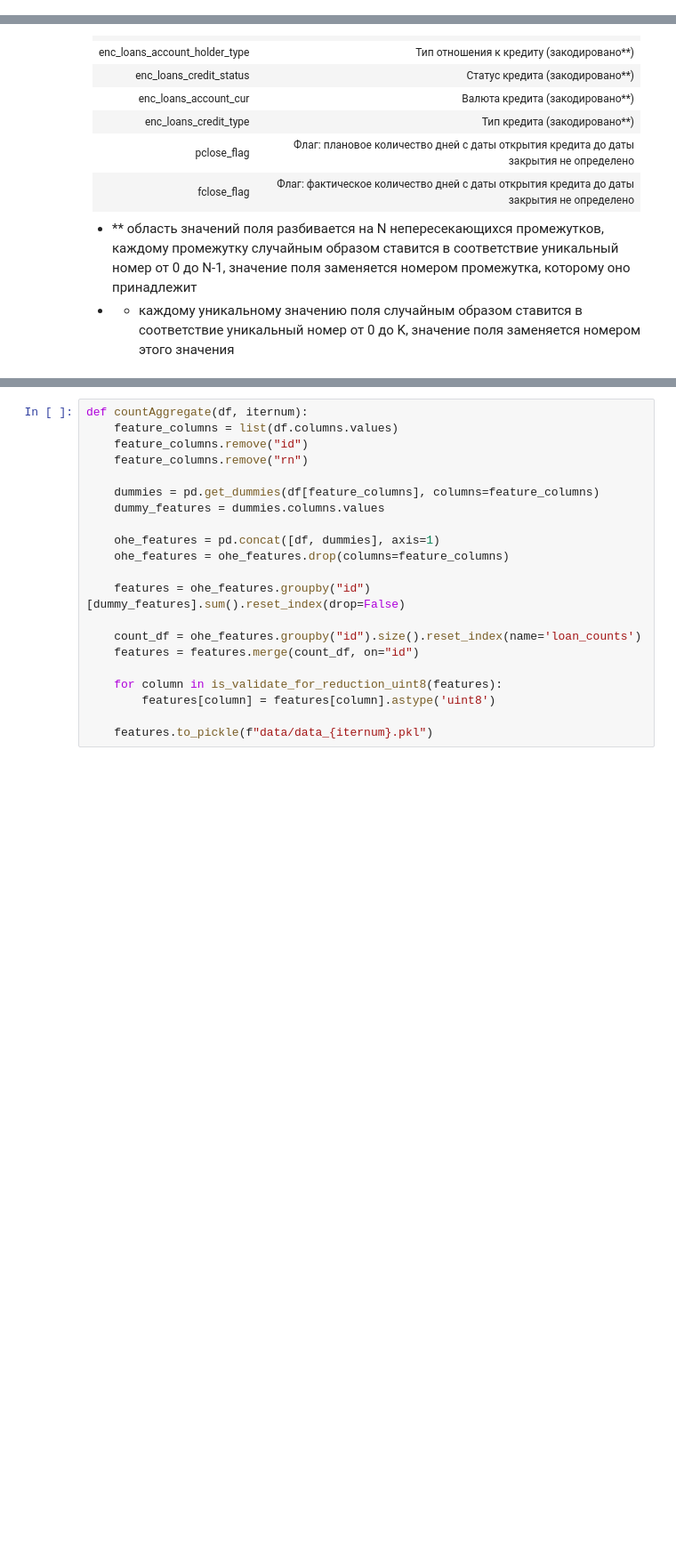
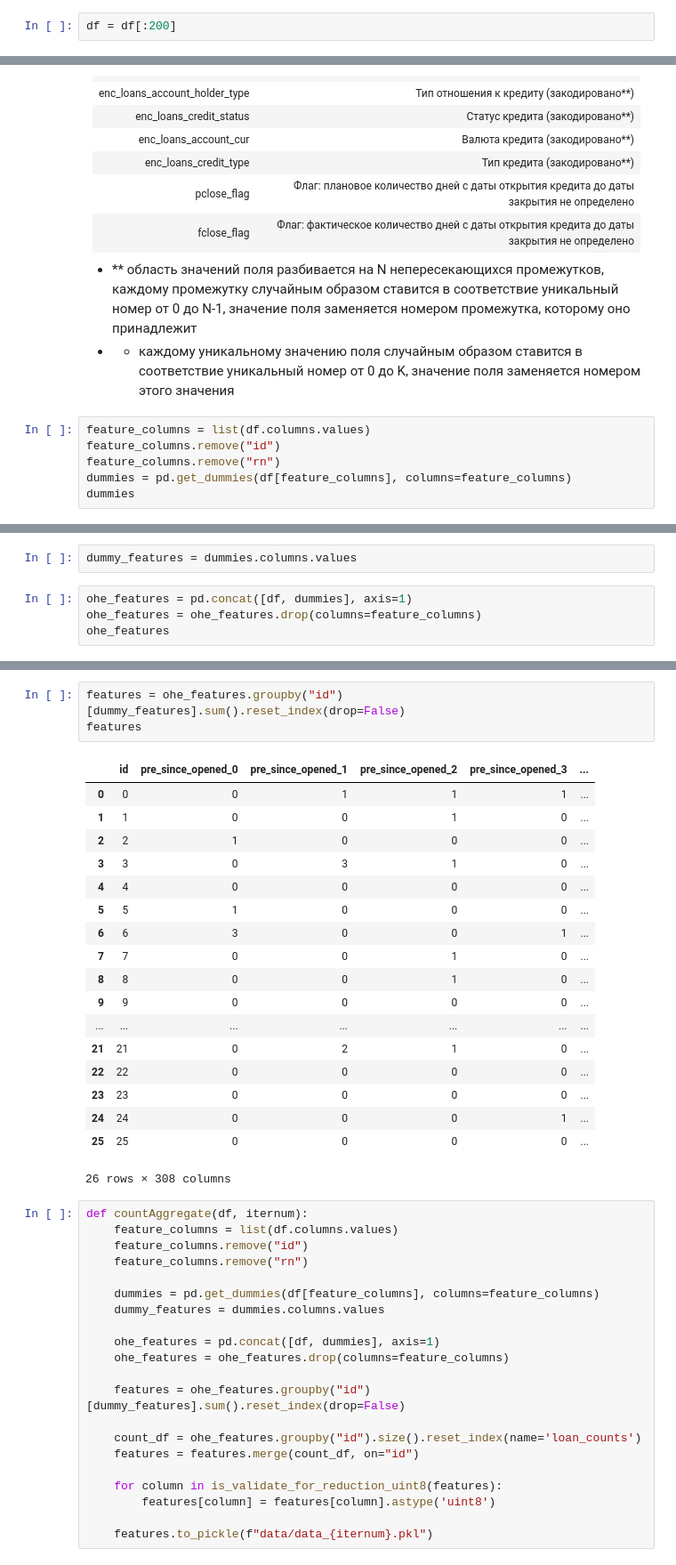
Before and after one commit to yurchest/DecSystem, a Jupyter notebook: model/eda.ipynb, the cells around one changed output, grey strips where cells are left out. Shown at 89% size. Cells and saved outputs as stored; diff of their text form; blank space fills up the shorter version.

```diff
--- a/model/eda.ipynb
+++ b/model/eda.ipynb
@@ -49,6 +49,8 @@ gc.collect()
 # %% [output]
 dataframe number 0 sucesfully concatenated.
 0
+# %%
+df = df[:200]
 # %%
 df.head(20)
 # %% [output]
@@ -124,3 +126,9 @@ fclose_flag	|Флаг: фактическое количество дней с
 
 * ** область значений поля разбивается на N непересекающихся промежутков, каждому промежутку случайным образом ставится в соответствие уникальный номер от 0 до N-1, значение поля заменяется номером промежутка, которому оно принадлежит
 * * каждому уникальному значению поля случайным образом ставится в соответствие уникальный номер от 0 до K, значение поля заменяется номером этого значения
+# %%
+feature_columns = list(df.columns.values)
+feature_columns.remove("id")
+feature_columns.remove("rn")
+dummies = pd.get_dummies(df[feature_columns], columns=feature_columns)
+dummies
@@ -126,0 +149,6 @@ fclose_flag	|Флаг: фактическое количество дней с
+# %%
+dummy_features = dummies.columns.values
+# %%
+ohe_features = pd.concat([df, dummies], axis=1)
+ohe_features = ohe_features.drop(columns=feature_columns)
+ohe_features
@@ -127,3 +169,25 @@ fclose_flag	|Флаг: фактическое количество дней с
+# %%
+features = ohe_features.groupby("id")[dummy_features].sum().reset_index(drop=False)
+features
+# %% [output]
+|  | id | pre_since_opened_0 | pre_since_opened_1 | pre_since_opened_2 | pre_since_opened_3 | ... |
+| 0 | 0 | 0 | 1 | 1 | 1 | ... |
+| 1 | 1 | 0 | 0 | 1 | 0 | ... |
+| 2 | 2 | 1 | 0 | 0 | 0 | ... |
+| 3 | 3 | 0 | 3 | 1 | 0 | ... |
+| 4 | 4 | 0 | 0 | 0 | 0 | ... |
+| 5 | 5 | 1 | 0 | 0 | 0 | ... |
+| 6 | 6 | 3 | 0 | 0 | 1 | ... |
+| 7 | 7 | 0 | 0 | 1 | 0 | ... |
+| 8 | 8 | 0 | 0 | 1 | 0 | ... |
+| 9 | 9 | 0 | 0 | 0 | 0 | ... |
+| ... | ... | ... | ... | ... | ... | ... |
+| 21 | 21 | 0 | 2 | 1 | 0 | ... |
+| 22 | 22 | 0 | 0 | 0 | 0 | ... |
+| 23 | 23 | 0 | 0 | 0 | 0 | ... |
+| 24 | 24 | 0 | 0 | 0 | 1 | ... |
+| 25 | 25 | 0 | 0 | 0 | 0 | ... |
+26 rows × 308 columns
 # %%
 def countAggregate(df, iternum):
     feature_columns = list(df.columns.values)
```
Also changed, not shown: parts of 2 cells of this notebook, 6 other files.
